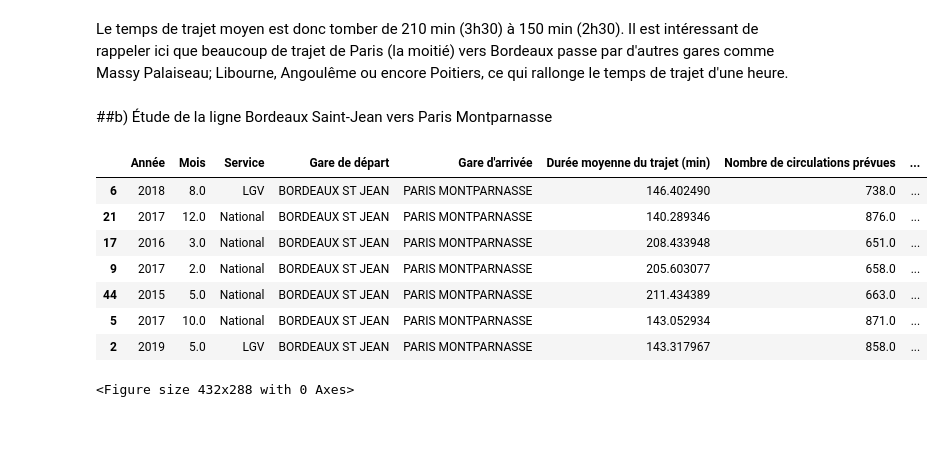
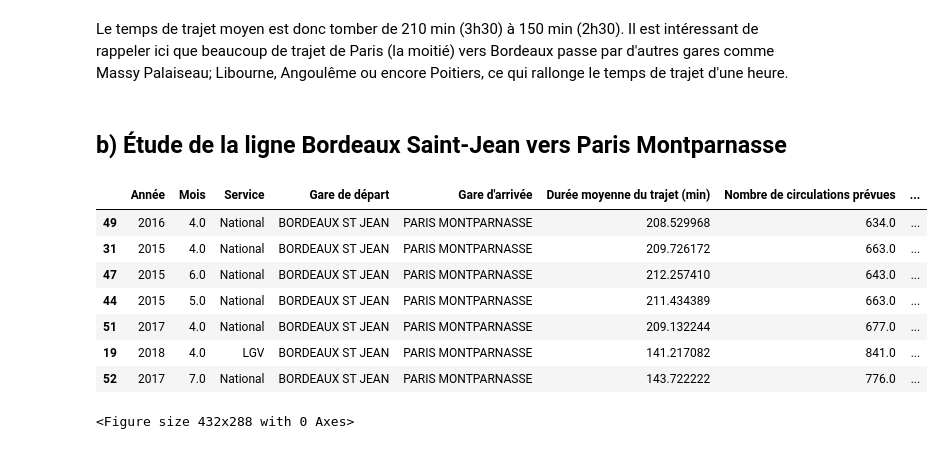
Before and after one commit to mdlbm/SNCF-Immobilier, a Jupyter notebook: Projet.ipynb, the cells around one changed output. Cells and saved outputs as stored; diff of their text form; code cells hidden in the pictures.

```diff
--- a/Projet.ipynb
+++ b/Projet.ipynb
@@ -75,23 +76,23 @@ plt.grid()
 # %% [markdown]
 Le temps de trajet moyen est donc tomber de 210 min  (3h30) à 150 min (2h30). Il est intéressant de rappeler ici que beaucoup de trajet de Paris (la moitié)  vers Bordeaux passe par d'autres gares comme Massy Palaiseau; Libourne, Angoulême ou encore Poitiers, ce qui rallonge le temps de trajet d'une heure.
 # %% [markdown]
-##b) Étude de la ligne Bordeaux Saint-Jean vers Paris Montparnasse
+## b) Étude de la ligne Bordeaux Saint-Jean vers Paris Montparnasse
 # %%
 # Chargement et nettoyage données Bordeaux -> Paris
-bordeauxparis = pd.read_csv('https://raw.githubusercontent.com/mdlbm/SNCF-Immobilier/Mats/bordeauxparis.csv')
+bordeauxparis = pd.read_csv('https://raw.githubusercontent.com/mdlbm/SNCF-Immobilier/master/bordeauxparis.csv')
 bordeauxparis = bordeauxparis.sort_values(['Période'])
 bordeauxparis['Nombre de circulations effectives'] = (bordeauxparis['Nombre de circulations prévues'])-(bordeauxparis['Nombre de trains annulés']) #Création de la varaible nombre de circulations effectives
 bordeauxparis['Service'] = bordeauxparis['Service'].replace(np.nan,'LGV') # Remplacement des valeurs NaN par la valeur LGV
 bordeauxparis.sample(7)
 # %% [output]
 |  | Année | Mois | Service | Gare de départ | Gare d'arrivée | Durée moyenne du trajet (min) | Nombre de circulations prévues | ... |
-| 6 | 2018 | 8.0 | LGV | BORDEAUX ST JEAN | PARIS MONTPARNASSE | 146.402490 | 738.0 | ... |
-| 21 | 2017 | 12.0 | National | BORDEAUX ST JEAN | PARIS MONTPARNASSE | 140.289346 | 876.0 | ... |
-| 17 | 2016 | 3.0 | National | BORDEAUX ST JEAN | PARIS MONTPARNASSE | 208.433948 | 651.0 | ... |
-| 9 | 2017 | 2.0 | National | BORDEAUX ST JEAN | PARIS MONTPARNASSE | 205.603077 | 658.0 | ... |
+| 49 | 2016 | 4.0 | National | BORDEAUX ST JEAN | PARIS MONTPARNASSE | 208.529968 | 634.0 | ... |
+| 31 | 2015 | 4.0 | National | BORDEAUX ST JEAN | PARIS MONTPARNASSE | 209.726172 | 663.0 | ... |
+| 47 | 2015 | 6.0 | National | BORDEAUX ST JEAN | PARIS MONTPARNASSE | 212.257410 | 643.0 | ... |
 | 44 | 2015 | 5.0 | National | BORDEAUX ST JEAN | PARIS MONTPARNASSE | 211.434389 | 663.0 | ... |
-| 5 | 2017 | 10.0 | National | BORDEAUX ST JEAN | PARIS MONTPARNASSE | 143.052934 | 871.0 | ... |
-| 2 | 2019 | 5.0 | LGV | BORDEAUX ST JEAN | PARIS MONTPARNASSE | 143.317967 | 858.0 | ... |
+| 51 | 2017 | 4.0 | National | BORDEAUX ST JEAN | PARIS MONTPARNASSE | 209.132244 | 677.0 | ... |
+| 19 | 2018 | 4.0 | LGV | BORDEAUX ST JEAN | PARIS MONTPARNASSE | 141.217082 | 841.0 | ... |
+| 52 | 2017 | 7.0 | National | BORDEAUX ST JEAN | PARIS MONTPARNASSE | 143.722222 | 776.0 | ... |
 # %%
 plt.clf()
 
```
Also changed, not shown: parts of 29 cells of this notebook.
